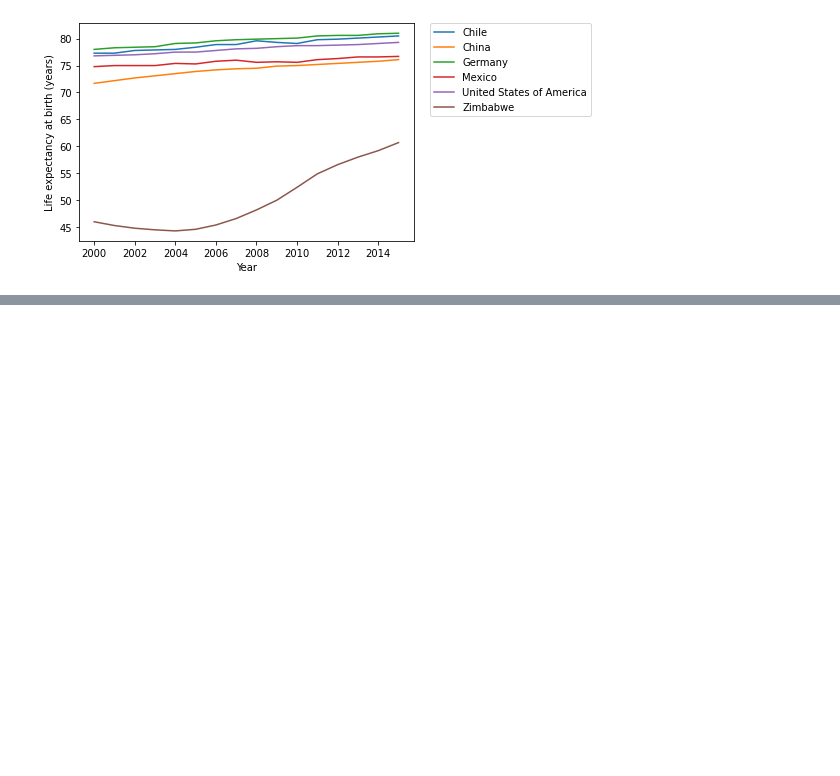
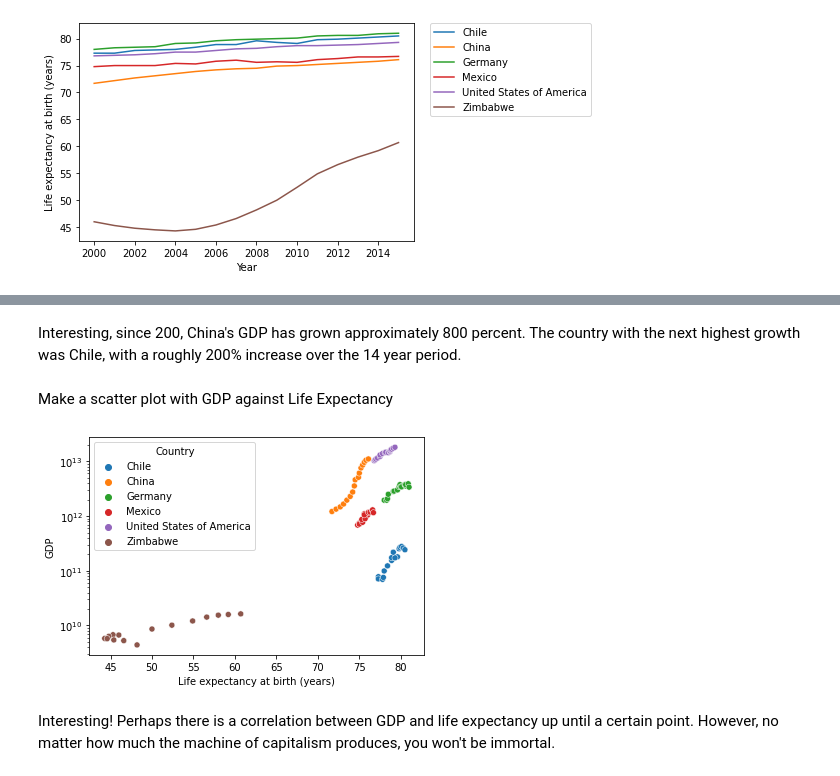
Before and after one commit to alexdlilly/GDP-Life-Expectency---Codecademy, a Jupyter notebook: Life_Expectancy_and_GDP_Codecademy.ipynb, the cells around one changed output, grey strips where cells are left out. Saved outputs shown, nothing was run; the diff lists cells and outputs as text; code cells hidden in the pictures; blank space fills up the shorter version.

```diff
--- a/Life_Expectancy_and_GDP_Codecademy.ipynb
+++ b/Life_Expectancy_and_GDP_Codecademy.ipynb
@@ -30,0 +84,12 @@ Make line plots of life expectancy at birth for each country
+# %% [markdown]
+Interesting, since 200, China's GDP has grown approximately 800 percent. The country with the next highest growth was Chile, with a roughly 200% increase over the 14 year period.
+# %% [markdown]
+Make a scatter plot with GDP against Life Expectancy
+# %%
+ax = sns.scatterplot(data = data, x = 'Life expectancy at birth (years)', y = 'GDP', hue = 'Country')
+ax.set(yscale = 'log')
+plt.show()
+# %% [output]
+[figure, added]
+# %% [markdown]
+Interesting! Perhaps there is a correlation between GDP and life expectancy up until a certain point. However, no matter how much the machine of capitalism produces, you won't be immortal.
```
Also changed, not shown: parts of 8 cells of this notebook.
